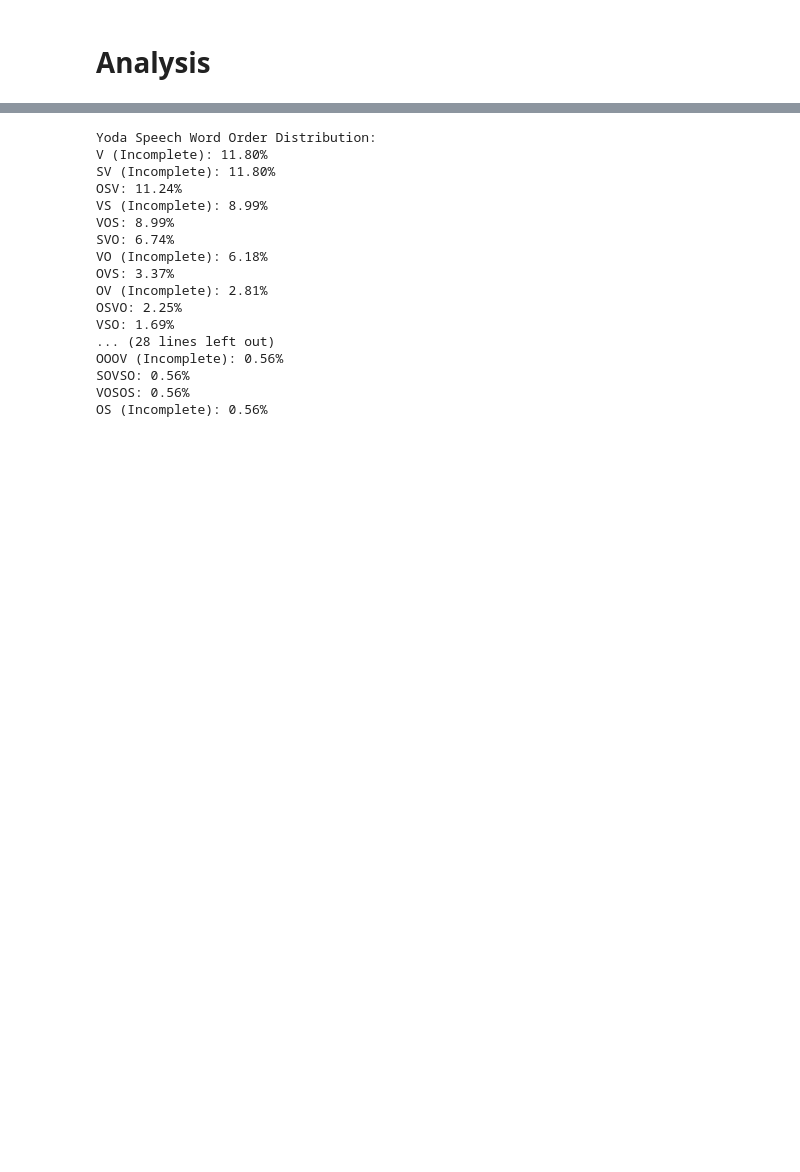
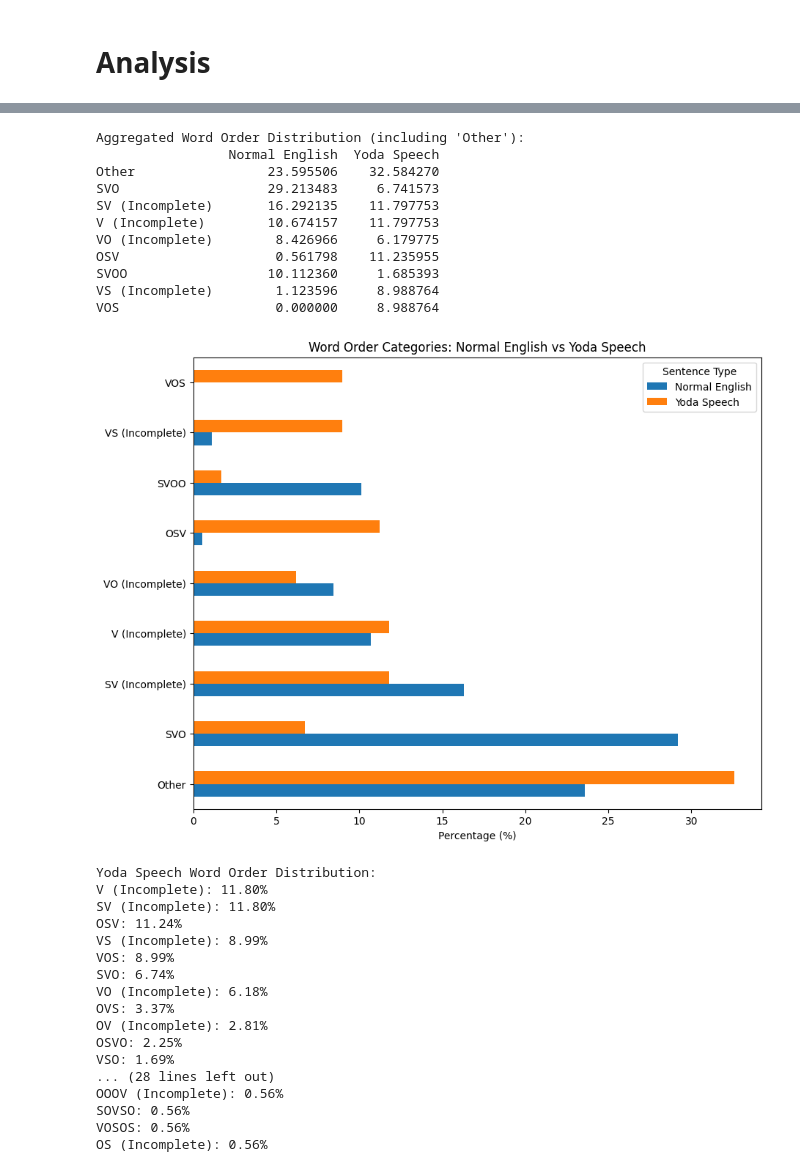
Before and after one commit to collSteve/yoda_speech_generator, a Jupyter notebook: analysis_word_order.ipynb, the cells around one changed output, grey strips where cells are left out. Drawn from its saved outputs; the diff is of its cells as text; code cells hidden in the pictures; blank space fills up the shorter version.

```diff
--- a/analysis_word_order.ipynb
+++ b/analysis_word_order.ipynb
@@ -156,3 +178,19 @@ word_order_df["mapping"] = word_order_df["mapping"].apply(lambda x: json.loads(x
 # %%
 normal_counts = word_order_df["normal_word_order"].value_counts(normalize=True) * 100
 yoda_counts   = word_order_df["yoda_word_order"].value_counts(normalize=True) * 100
+# %%
+# all word orders
+all_categories = set(normal_counts.index).union(set(yoda_counts.index))
+# %%
+threshold = 5
+
+categories_to_investigate = [
+    cat for cat in all_categories
+    if normal_counts.get(cat, 0) >= threshold or yoda_counts.get(cat, 0) >= threshold
+]
+
+print("Categories to Investigate:")
+for cat in categories_to_investigate:
+    norm_pct = normal_counts.get(cat, 0)
+    yoda_pct = yoda_counts.get(cat, 0)
+    print(f"{cat}: Normal English = {norm_pct:.2f}%, Yoda Speech = {yoda_pct:.2f}%")
@@ -159,3 +207,45 @@ yoda_counts   = word_order_df["yoda_word_order"].value_counts(normalize=True) *
+# %%
+# Calculate aggregated percentage for 'Other' categories.
+def aggregate_others(counts, investigated):
+    others = sum([pct for cat, pct in counts.items() if cat not in investigated])
+    return others
+
+other_normal = aggregate_others(normal_counts, categories_to_investigate)
+other_yoda   = aggregate_others(yoda_counts, categories_to_investigate)
+# %%
+investigate_df = pd.DataFrame({
+    "Normal English": {cat: normal_counts.get(cat, 0) for cat in categories_to_investigate},
+    "Yoda Speech": {cat: yoda_counts.get(cat, 0) for cat in categories_to_investigate}
+})
+
+investigate_df.loc["Other"] = [other_normal, other_yoda]
+
+# Sort by total frequency (sum of Normal English and Yoda percentages)
+investigate_df["Total"] = investigate_df["Normal English"] + investigate_df["Yoda Speech"]
+investigate_df = investigate_df.sort_values("Total", ascending=False).drop(columns="Total")
+
+print("\nAggregated Word Order Distribution (including 'Other'):")
+print(investigate_df)
+
+# Plot a horizontal bar chart for easier reading
+ax = investigate_df.plot(kind="barh", figsize=(10, 8))
+ax.set_xlabel("Percentage (%)")
+ax.set_title("Word Order Categories: Normal English vs Yoda Speech")
+plt.legend(title="Sentence Type")
+plt.show()
+# %% [output]
+Aggregated Word Order Distribution (including 'Other'):
+                 Normal English  Yoda Speech
+Other                 23.595506    32.584270
+SVO                   29.213483     6.741573
+SV (Incomplete)       16.292135    11.797753
+V (Incomplete)        10.674157    11.797753
+VO (Incomplete)        8.426966     6.179775
+OSV                    0.561798    11.235955
+SVOO                  10.112360     1.685393
+VS (Incomplete)        1.123596     8.988764
+VOS                    0.000000     8.988764
+[figure, added]
 # %%
 print("\nYoda Speech Word Order Distribution:")
 for order, pct in yoda_counts.sort_values(ascending=False).items():
```
Also changed, not shown: parts of 11 cells of this notebook, 20 other files.
